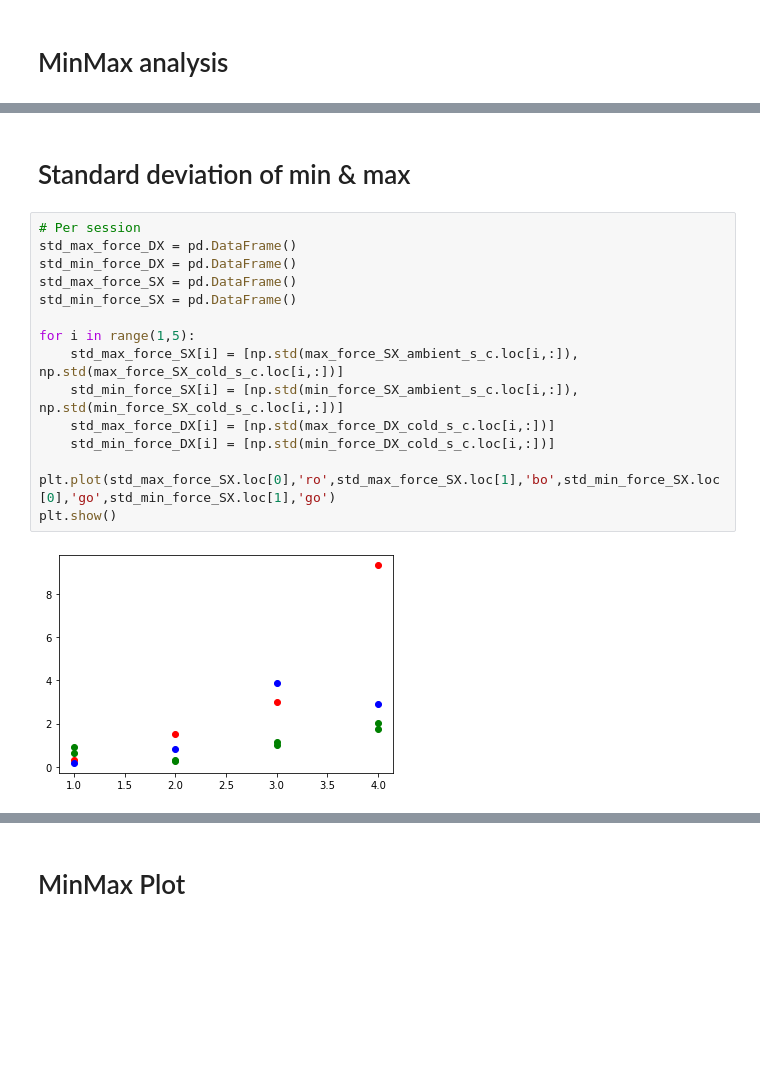
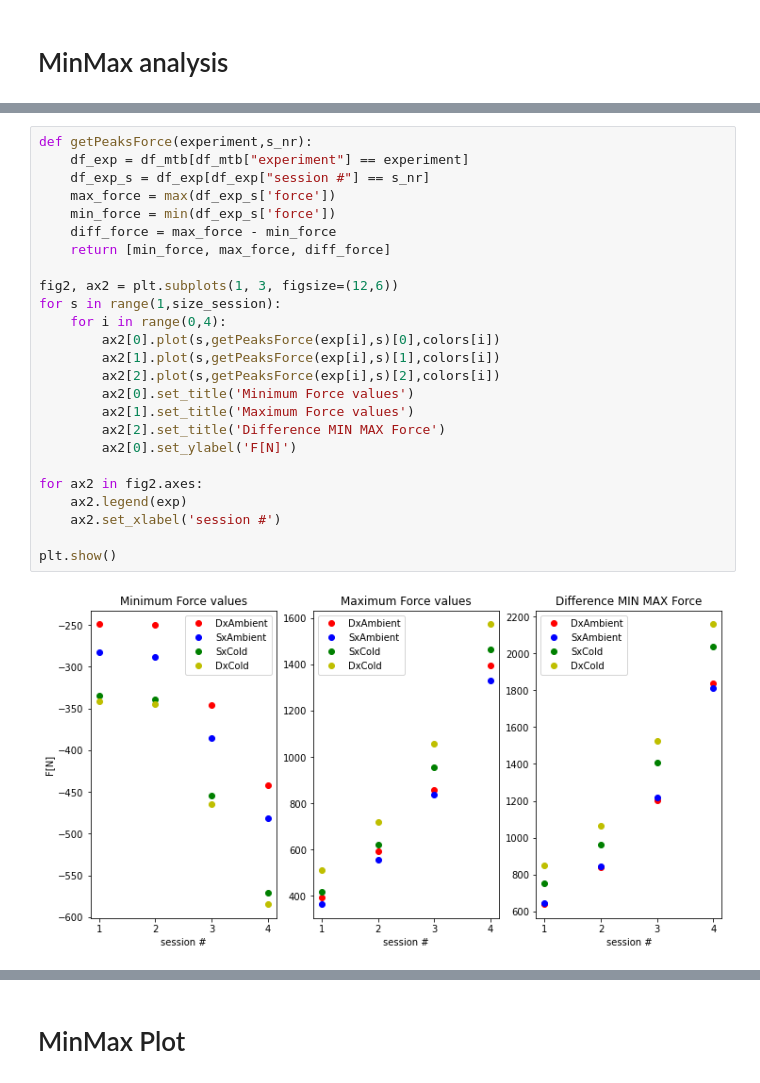
Before and after one commit to raphaFanti/bootSensing, a Jupyter notebook: analysis/06. Analysis_MTB_080121/Reproducibility_analysis.ipynb, the cells around one changed output, grey strips where cells are left out. Cells and saved outputs as stored; diff of their text form; blank space fills up the shorter version.

```diff
--- a/analysis/06. Analysis_MTB_080121/Reproducibility_analysis.ipynb
+++ b/analysis/06. Analysis_MTB_080121/Reproducibility_analysis.ipynb
@@ -197,19 +139,27 @@ TypeError: unhashable type: 'slice'
-# %% [markdown]
-# Standard deviation of min & max
-# %%
-# Per session
-std_max_force_DX = pd.DataFrame()
-std_min_force_DX = pd.DataFrame()
-std_max_force_SX = pd.DataFrame()
-std_min_force_SX = pd.DataFrame()
-
-for i in range(1,5):
-    std_max_force_SX[i] = [np.std(max_force_SX_ambient_s_c.loc[i,:]), np.std(max_force_SX_cold_s_c.loc[i,:])]
-    std_min_force_SX[i] = [np.std(min_force_SX_ambient_s_c.loc[i,:]), np.std(min_force_SX_cold_s_c.loc[i,:])]
-    std_max_force_DX[i] = [np.std(max_force_DX_cold_s_c.loc[i,:])]
-    std_min_force_DX[i] = [np.std(min_force_DX_cold_s_c.loc[i,:])]
-
-plt.plot(std_max_force_SX.loc[0],'ro',std_max_force_SX.loc[1],'bo',std_min_force_SX.loc[0],'go',std_min_force_SX.loc[1],'go')
-plt.show()
-# %% [output]
-[figure, removed]
+# %%
+def getPeaksForce(experiment,s_nr):
+    df_exp = df_mtb[df_mtb["experiment"] == experiment]
+    df_exp_s = df_exp[df_exp["session #"] == s_nr]
+    max_force = max(df_exp_s['force'])
+    min_force = min(df_exp_s['force'])
+    diff_force = max_force - min_force
+    return [min_force, max_force, diff_force]
+
+fig2, ax2 = plt.subplots(1, 3, figsize=(12,6))
+for s in range(1,size_session):
+    for i in range(0,4):
+        ax2[0].plot(s,getPeaksForce(exp[i],s)[0],colors[i])
+        ax2[1].plot(s,getPeaksForce(exp[i],s)[1],colors[i])
+        ax2[2].plot(s,getPeaksForce(exp[i],s)[2],colors[i])
+        ax2[0].set_title('Minimum Force values')
+        ax2[1].set_title('Maximum Force values')
+        ax2[2].set_title('Difference MIN MAX Force')
+        ax2[0].set_ylabel('F[N]')
+
+for ax2 in fig2.axes:
+    ax2.legend(exp)
+    ax2.set_xlabel('session #')
+
+plt.show()
+# %% [output]
+[figure, added]
```
Also changed, not shown: parts of 29 cells of this notebook.
